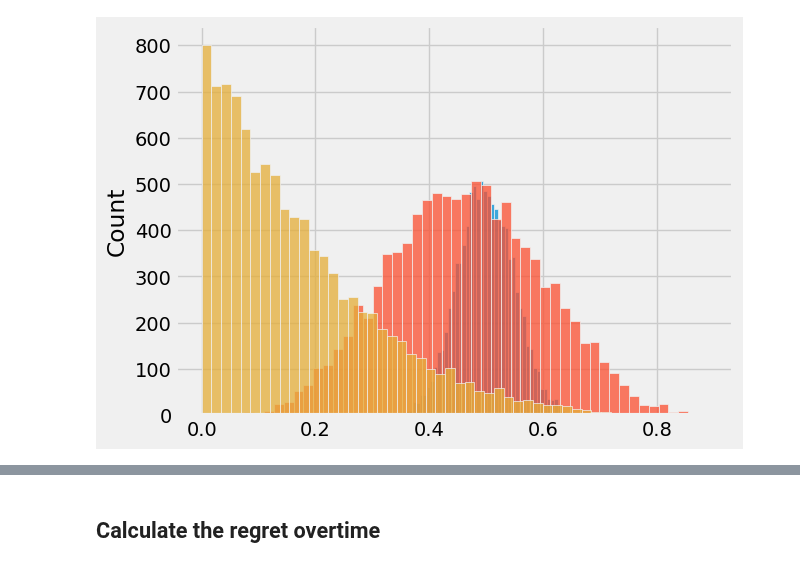
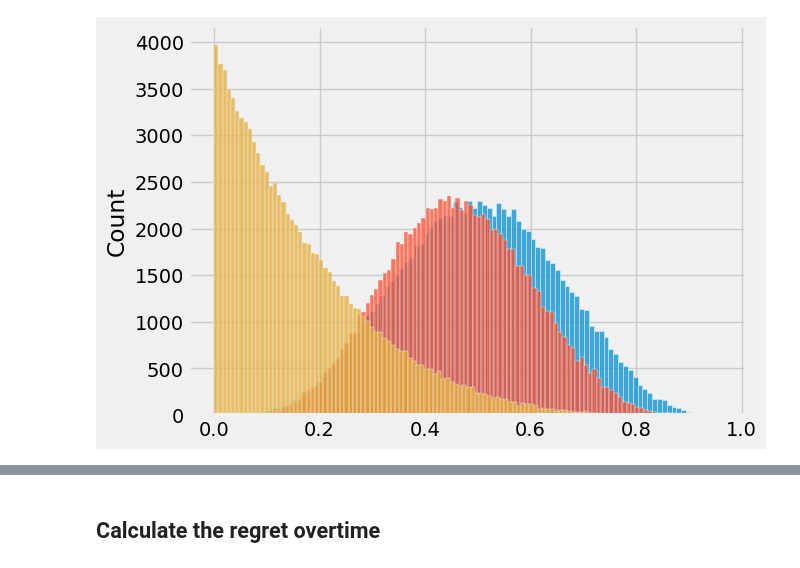
Before and after one commit to arose13/Notebooks, a Jupyter notebook: Thompson Sampling.ipynb, the cells around one changed output, grey strips where cells are left out. Saved outputs shown, nothing was run; the diff lists cells and outputs as text; code cells hidden in the pictures.

```diff
--- a/Thompson Sampling.ipynb
+++ b/Thompson Sampling.ipynb
@@ -1,31 +6,32 @@
 # %%
 import numpy as np
 import pandas as pd
 from scipy import stats
 
 import matplotlib.pyplot as graph
 import seaborn as sns
+from rosey_graph import plot_barplot
 
 graph.style.use('fivethirtyeight')
 
 
 # Hyperparameters
 k = 3  # number of options to pick between
 true_dists = [
-    stats.beta(a=50, b=50),
-    stats.beta(a=6, b=7),
-    stats.beta(a=1, b=5)
+    stats.beta(a=5, b=5),  # p = 0.5
+    stats.beta(a=6, b=7),  # p = 0.462
+    stats.beta(a=1, b=5)   # p = 0.167
 ]
 
 for dist in true_dists:
-    sns.histplot(dist.rvs(10_000))
+    sns.histplot(dist.rvs(100_000))
 graph.show()
 
 
 def sample_from_true(k):
     return stats.bernoulli(p=true_dists[k].rvs()).rvs()
 # %% [output]
-[figure, old version]
+[figure, new version]
 # %%
 class ThompsonSampler:
     def __init__(self, k):
```
Also changed, not shown: parts of 5 cells of this notebook.
